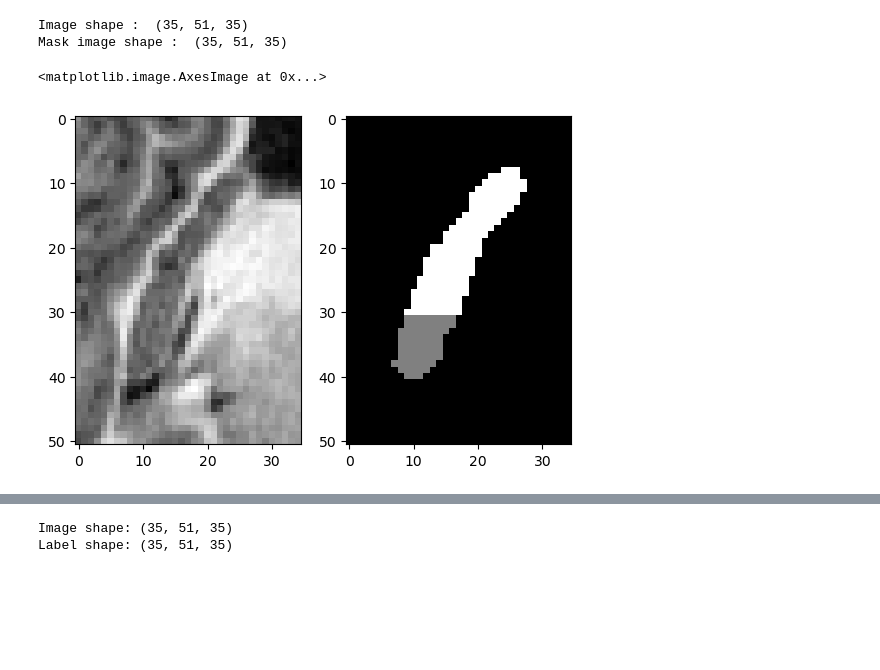
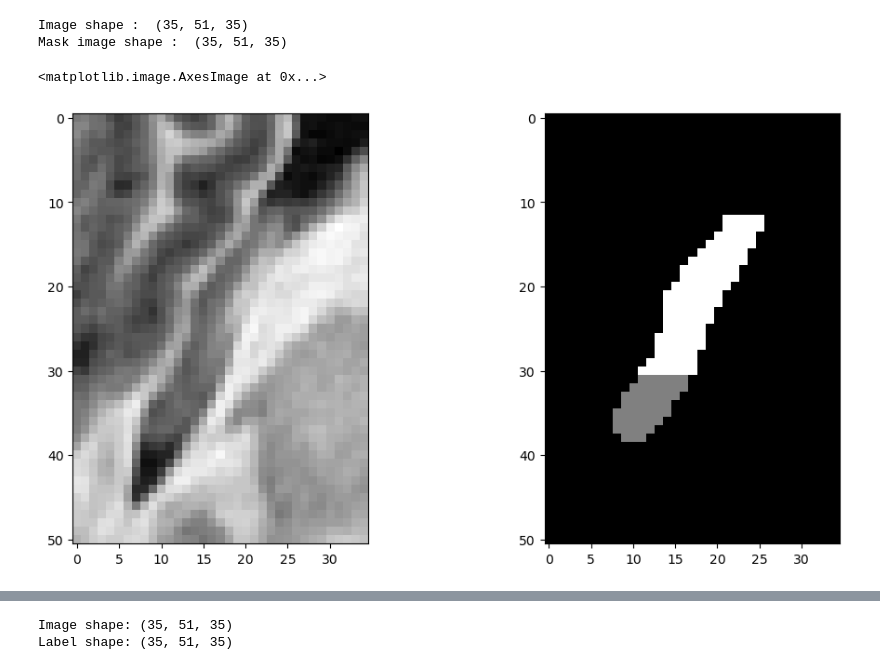
Before and after one commit to germanadrianGIT/Udacity_AI_Healthcare_P2_Hippocampus-Volume-Quantification, a Jupyter notebook: section1/Final Project EDA.ipynb, the cells around one changed output, grey strips where cells are left out. Saved outputs shown, nothing was run; the diff lists cells and outputs as text; code cells hidden in the pictures; blank space fills up the shorter version.

```diff
--- a/section1/Final Project EDA.ipynb
+++ b/section1/Final Project EDA.ipynb
@@ -82,8 +80,8 @@ Image shape :  (35, 51, 35)
 Mask image shape :  (35, 51, 35)
 # %%
 fig,ax=plt.subplots(1,2)
-ax[0].imshow(img[13,:,:],cmap="gray")
-ax[1].imshow(labl[13,:,:],cmap='gray')
+ax[0].imshow(img[10,:,:],cmap="gray")
+ax[1].imshow(labl[10,:,:],cmap='gray')
 # %% [output]
 <matplotlib.image.AxesImage at 0x...>
-[figure, old version]
+[figure, new version]
```
Also changed, not shown: parts of 5 cells of this notebook, 5 other files.
